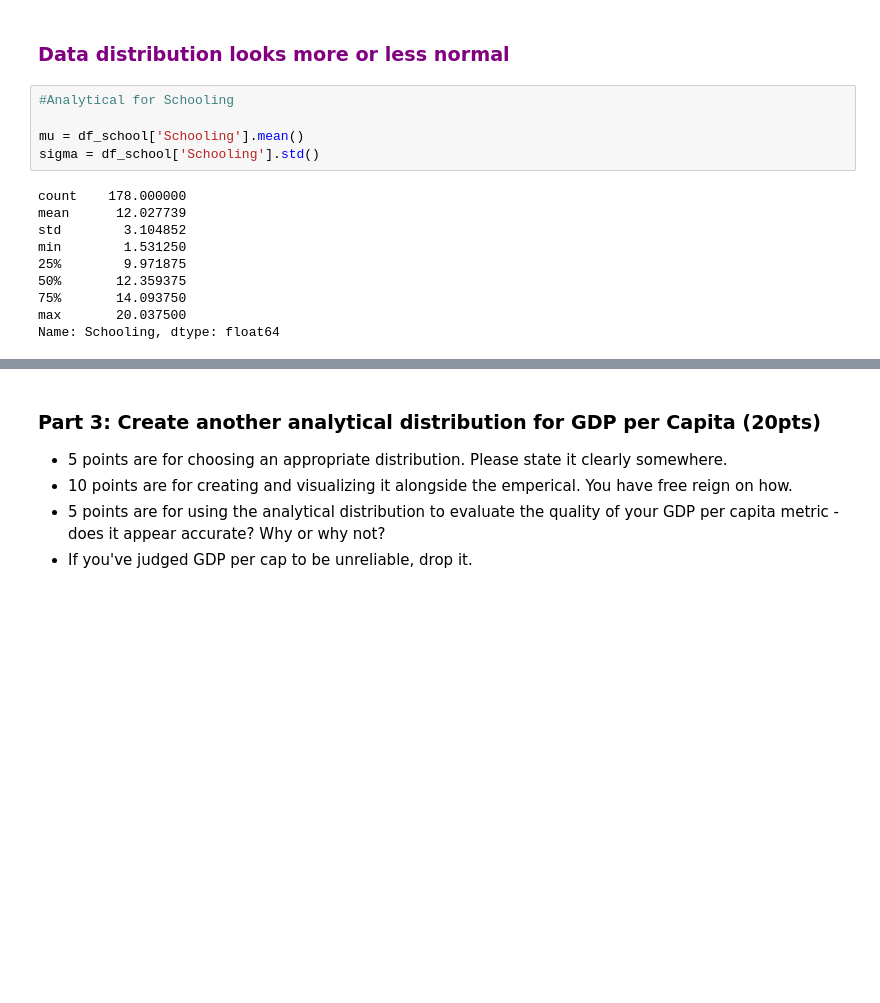
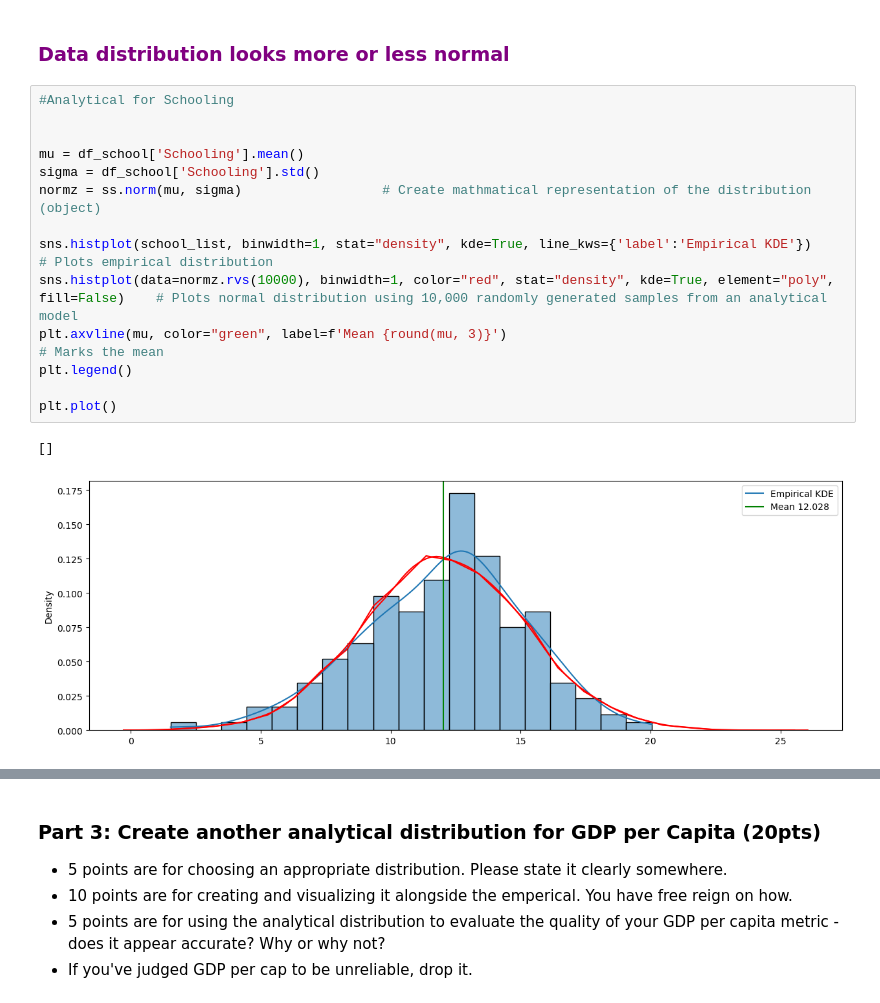
Before and after one commit to AkeemSemperDataScience/data3450-assignment-2-mlsiebold, a Jupyter notebook: START_Asn_2.ipynb, the cells around one changed output, grey strips where cells are left out. Drawn from its saved outputs; the diff is of its cells as text; blank space fills up the shorter version.

```diff
--- a/START_Asn_2.ipynb
+++ b/START_Asn_2.ipynb
@@ -241,17 +241,19 @@ plt.show()
 # %% [markdown]
 ### <span style="color: purple">Data distribution looks more or less normal</span>
-# %%
-#Analytical for Schooling
-
-mu = df_school['Schooling'].mean()
-sigma = df_school['Schooling'].std()
-# %% [output]
-count    178.000000
-mean      12.027739
-std        3.104852
-min        1.531250
-25%        9.971875
-50%       12.359375
-75%       14.093750
-max       20.037500
-Name: Schooling, dtype: float64
+# %%
+#Analytical for Schooling
+
+
+mu = df_school['Schooling'].mean()
+sigma = df_school['Schooling'].std()
+normz = ss.norm(mu, sigma)                  # Create mathmatical representation of the distribution (object)
+
+sns.histplot(school_list, binwidth=1, stat="density", kde=True, line_kws={'label':'Empirical KDE'})                   # Plots empirical distribution
+sns.histplot(data=normz.rvs(10000), binwidth=1, color="red", stat="density", kde=True, element="poly", fill=False)    # Plots normal distribution using 10,000 randomly generated samples from an analytical model
+plt.axvline(mu, color="green", label=f'Mean {round(mu, 3)}')                                                                            # Marks the mean
+plt.legend()
+
+plt.plot()
+# %% [output]
+[]
+[figure, added]
```
Also changed, not shown: parts of 2 cells of this notebook.
